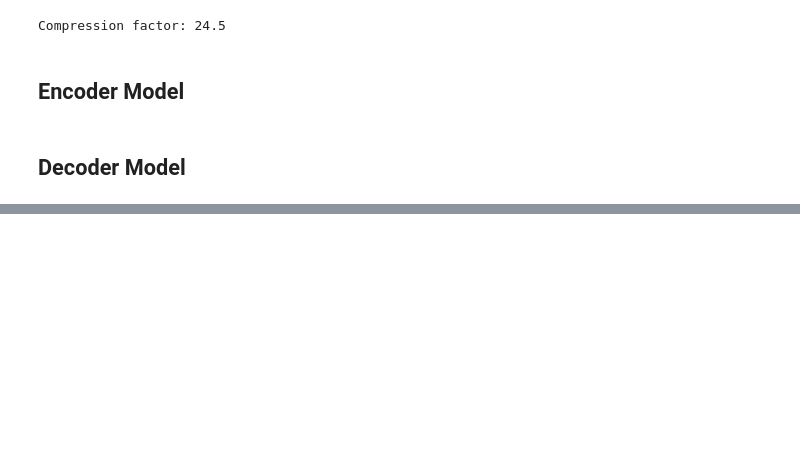
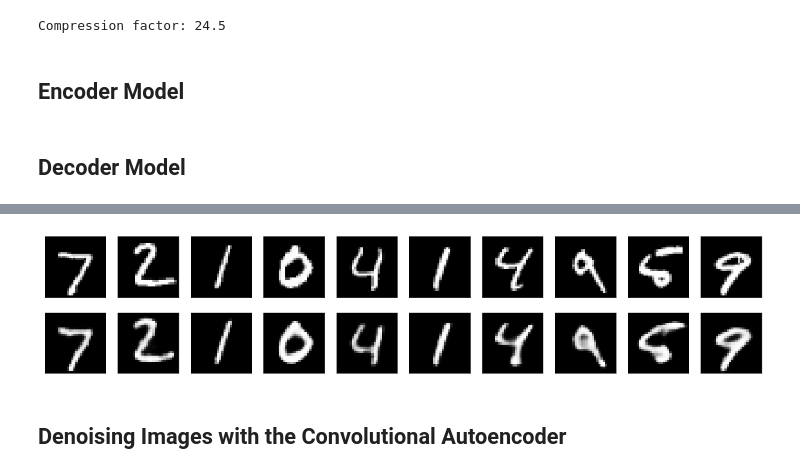
Before and after one commit to ramhiser/Keras-Tutorials, a Jupyter notebook: notebooks/06_autoencoder.ipynb, the cells around one changed output, grey strips where cells are left out. Cells and saved outputs as stored; diff of their text form; code cells hidden in the pictures; blank space fills up the shorter version.

Commit message:
convnet autoencoder

```diff
--- a/notebooks/06_autoencoder.ipynb
+++ b/notebooks/06_autoencoder.ipynb
@@ -283,0 +294,5 @@ plt.show()
+# %%
+# Reshapes images back to 28 x 28 x 1 for convolutional neural nets
+# The 1 is for 1 channel. RGB color would be 3 channels.
+x_train = x_train.reshape((len(x_train), 28, 28, 1))
+x_test = x_test.reshape((len(x_test), 28, 28, 1))
@@ -283,0 +338,8 @@ plt.show()
+# %%
+# Trains the model, iterating on the training data in batches of 128 in 50 epochs.
+# Using the Adam optimizer and per-pixel binary crossentropy loss.
+autoencoder.compile(optimizer='adam', loss='binary_crossentropy')
+autoencoder.fit(x_train, x_train,
+                epochs=50,
+                batch_size=128,
+                validation_data=(x_test, x_test))
@@ -283,0 +365,26 @@ plt.show()
+# %%
+decoded_imgs = autoencoder.predict(x_test)
+# %%
+# Number of digits to display
+n = 10
+plt.figure(figsize=(20, 4))
+
+for i in range(n):
+    # plot original image
+    ax = plt.subplot(2, n, i + 1)
+    plt.imshow(x_test[i].reshape(28, 28))
+    plt.gray()
+    ax.get_xaxis().set_visible(False)
+    ax.get_yaxis().set_visible(False)
+
+    # plot reconstructed image
+    ax = plt.subplot(2, n, n + i + 1)
+    plt.imshow(decoded_imgs[i].reshape(28, 28))
+    plt.gray()
+    ax.get_xaxis().set_visible(False)
+    ax.get_yaxis().set_visible(False)
+plt.show()
+# %% [output]
+[figure, added]
+# %% [markdown]
+## Denoising Images with the Convolutional Autoencoder
```
Also changed, not shown: parts of 15 cells of this notebook.
